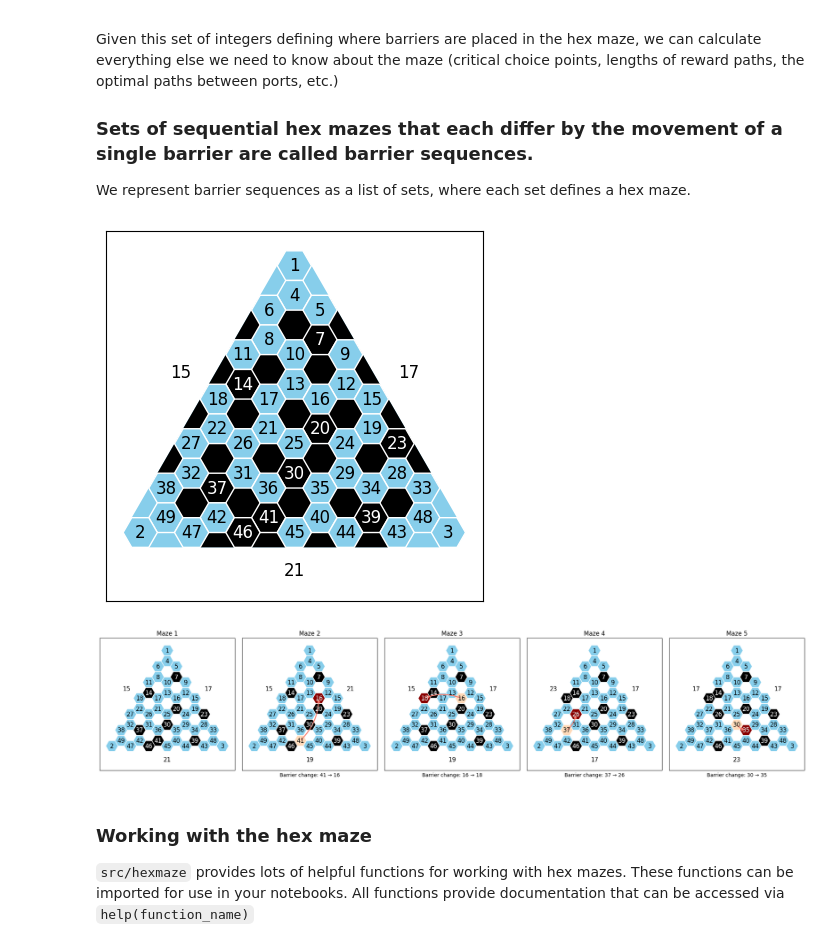
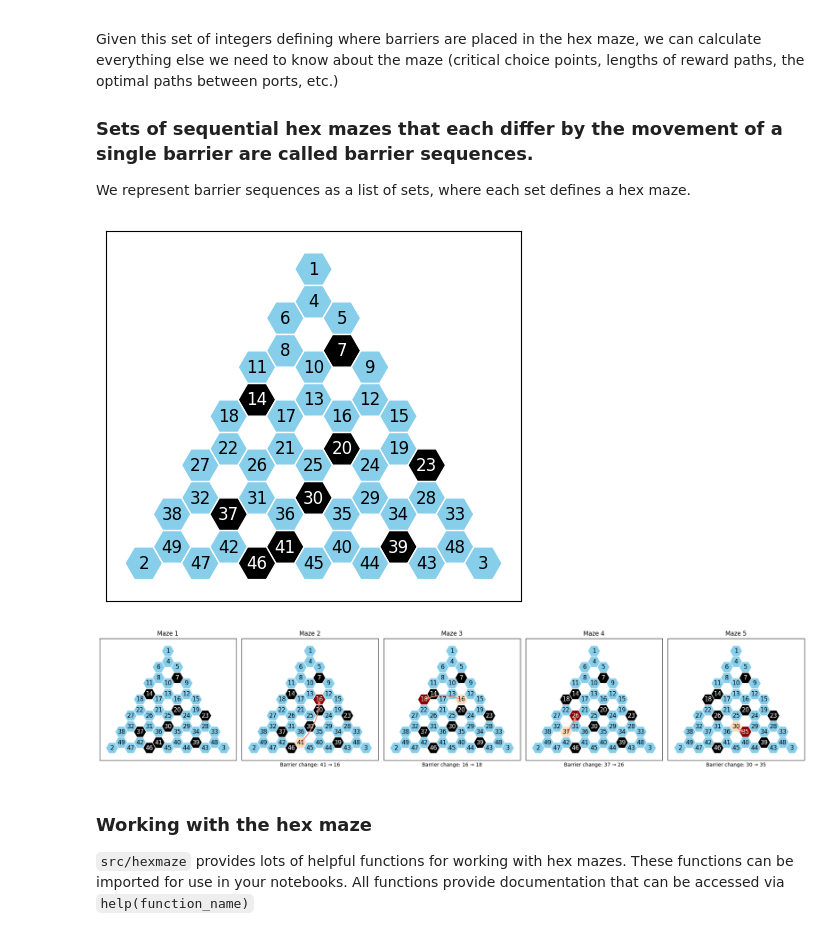
Before and after one commit to calderast/Hex-maze, a Jupyter notebook: Tutorials/00_Getting_Started.ipynb, the cells around one changed output. Cells and saved outputs as stored; diff of their text form; code cells hidden in the pictures.

Commit message:
Add ability to outline hexes (#54)
* Add ability to outline hexes
* Update tutorial

```diff
--- a/Tutorials/00_Getting_Started.ipynb
+++ b/Tutorials/00_Getting_Started.ipynb
@@ -49,17 +49,16 @@ example_barrier_sequence = [{37, 7, 39, 41, 14, 46, 20, 23, 30}, {37, 39, 7, 46,
 # %%
 from src.hexmaze import plot_hex_maze, plot_barrier_change_sequence
 
 # A hex maze looks like this!
 # Open hexes are shown in light blue and barriers are shown in black.
-# The numbers outside the maze indicate the path length (in hexes) between the reward ports.
-plot_hex_maze(example_maze, show_permanent_barriers=True, show_choice_points=False)
+plot_hex_maze(example_maze, show_barriers=True, show_choice_points=False)
 
 # A barrier change sequence looks like this!
 # The now-open hex where the barrier used to be in shown in pink, and the newly blocked hex is shown in dark red
 plot_barrier_change_sequence(example_barrier_sequence, same_plot=True, show_choice_points=False)
 # %% [output]
-[figure, old version]
+[figure, new version]
-[figure, old version]
+[figure, new version]
 # %% [markdown]
 ### Working with the hex maze
 `src/hexmaze` provides lots of helpful functions for working with hex mazes. These functions can be imported for use in your notebooks. All functions provide documentation that can be accessed via `help(function_name)`
```
Also changed, not shown: parts of 1 cell of this notebook, 5 other files.
